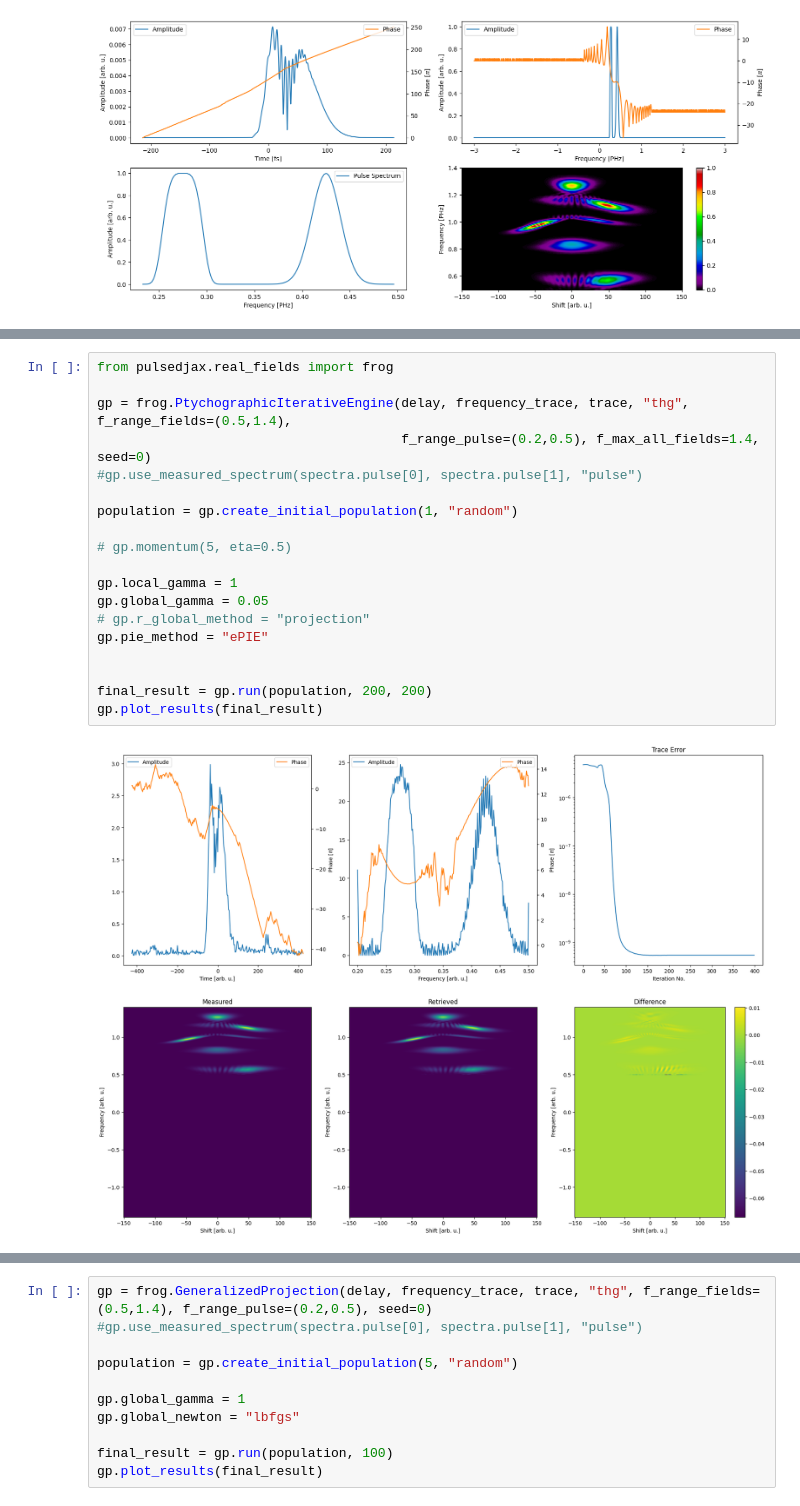
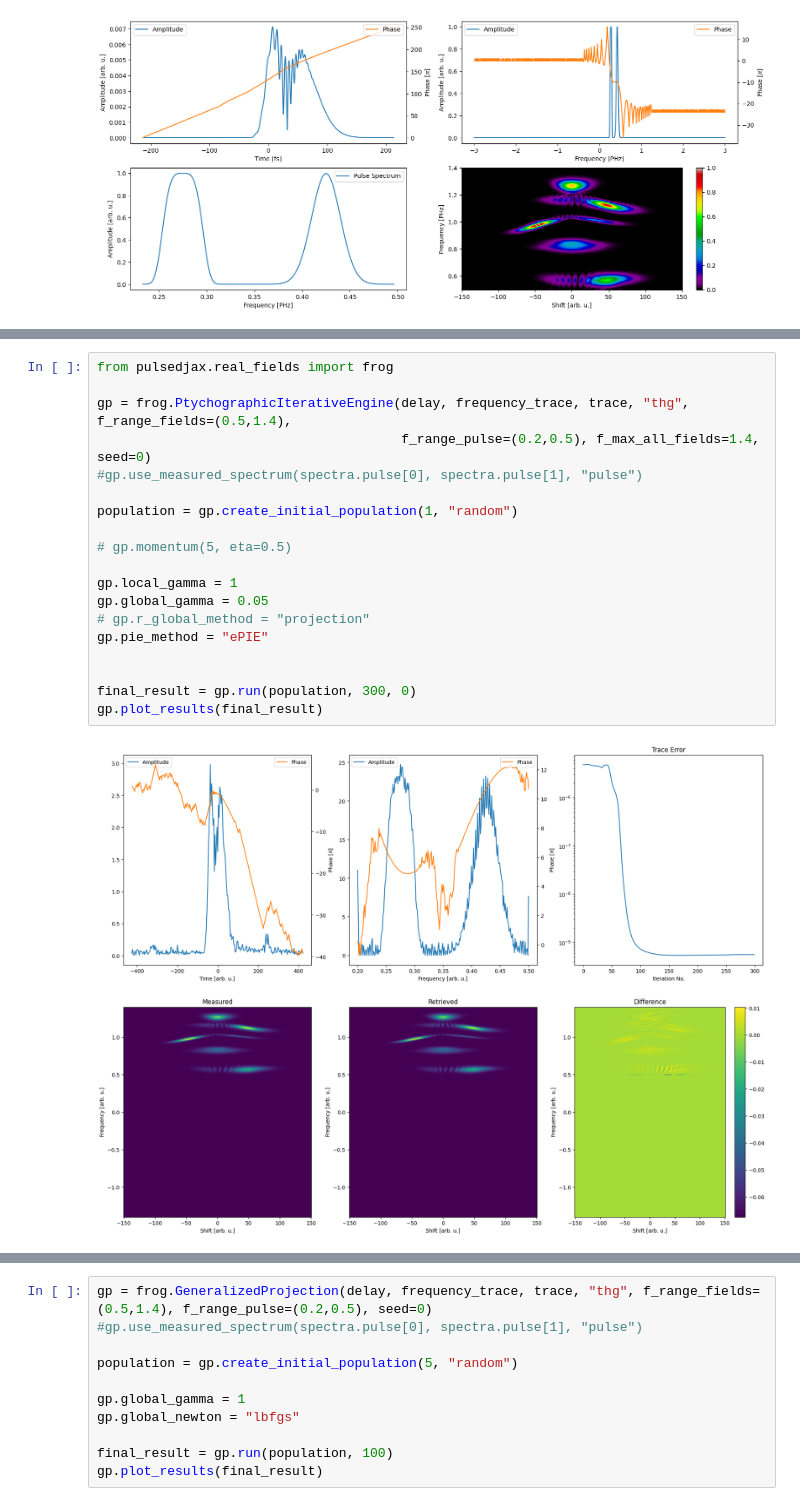
Before and after one commit to matillda123/Pulse-Retrieval-with-JAX, a Jupyter notebook: _usage_example.ipynb, the cells around one changed output, grey strips where cells are left out. Cells and saved outputs as stored; diff of their text form.

```diff
--- a/_usage_example.ipynb
+++ b/_usage_example.ipynb
@@ -127,21 +37,21 @@ descent_info
 # %%
 from pulsedjax.real_fields import frog
 
 gp = frog.PtychographicIterativeEngine(delay, frequency_trace, trace, "thg", f_range_fields=(0.5,1.4),
                                        f_range_pulse=(0.2,0.5), f_max_all_fields=1.4, seed=0)
 #gp.use_measured_spectrum(spectra.pulse[0], spectra.pulse[1], "pulse")
 
 population = gp.create_initial_population(1, "random")
 
 # gp.momentum(5, eta=0.5)
 
 gp.local_gamma = 1
 gp.global_gamma = 0.05
 # gp.r_global_method = "projection"
 gp.pie_method = "ePIE"
 
 
-final_result = gp.run(population, 200, 200)
+final_result = gp.run(population, 300, 0)
 gp.plot_results(final_result)
 # %% [output]
-[figure, old version]
+[figure, new version]
```
Also changed, not shown: parts of 5 cells of this notebook, 10 other files.
